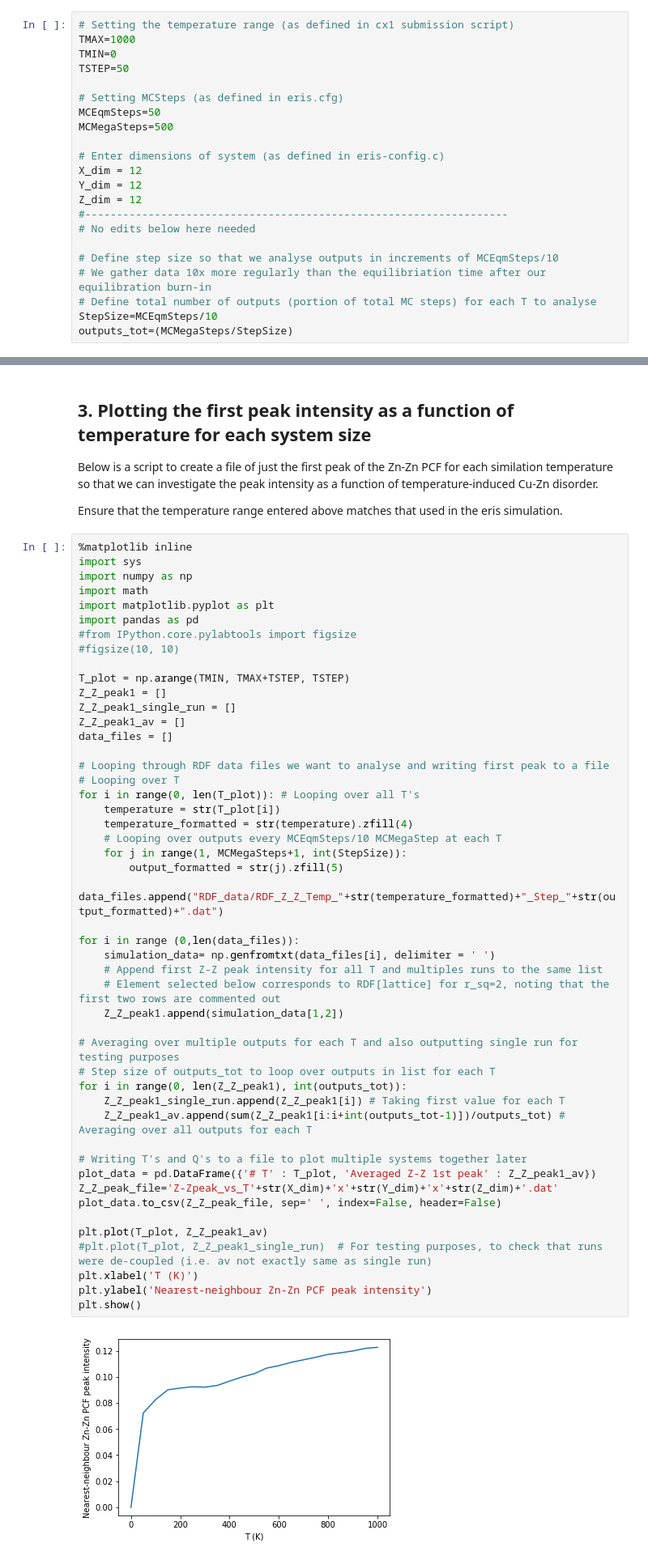
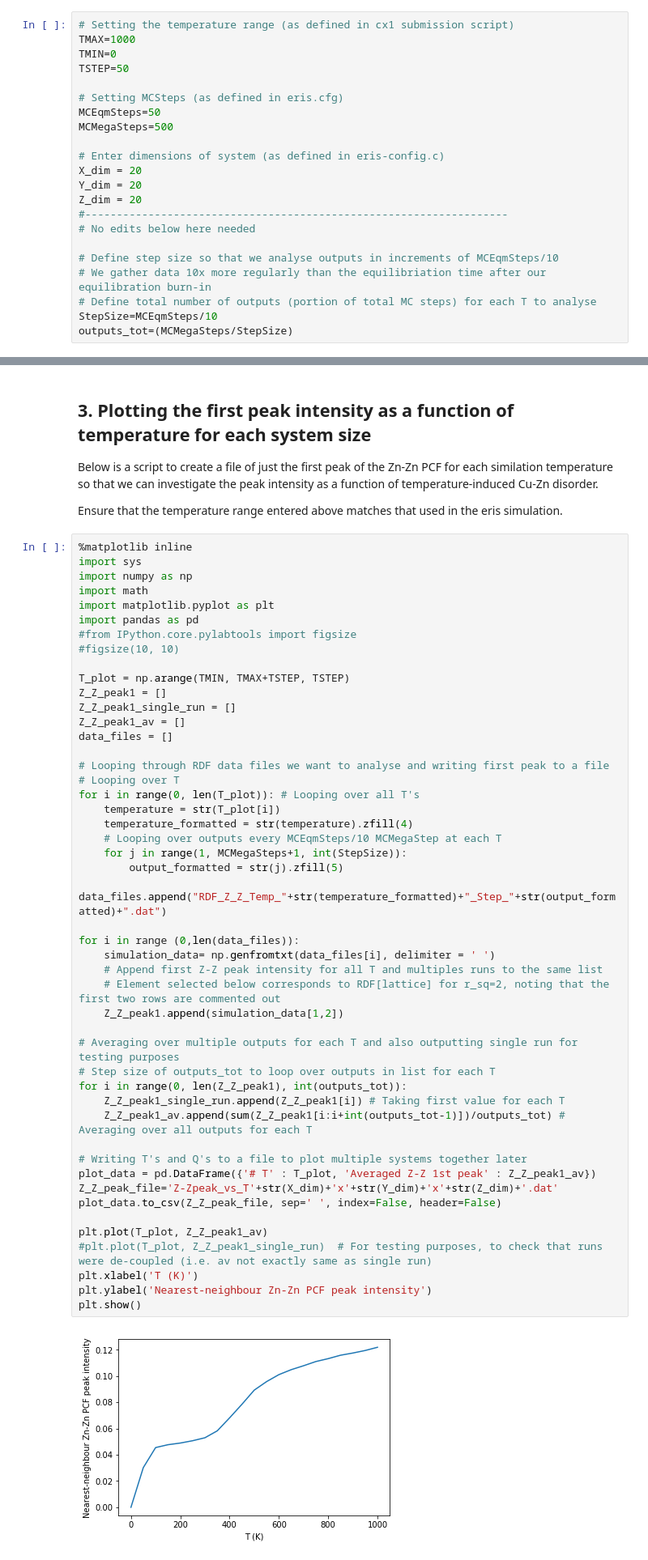
Before and after one commit to WMD-group/Eris, a Jupyter notebook: analysis-notebooks/PCF_multiple_MCS_outputs/PCF_1st_peak_multiple_MCS_outputs.ipynb, the cells around one changed output, grey strips where cells are left out. Shown: that part at 81% size. Saved outputs shown, nothing was run; the diff lists cells and outputs as text.

```diff
--- a/analysis-notebooks/PCF_multiple_MCS_outputs/PCF_1st_peak_multiple_MCS_outputs.ipynb
+++ b/analysis-notebooks/PCF_multiple_MCS_outputs/PCF_1st_peak_multiple_MCS_outputs.ipynb
@@ -63,9 +64,9 @@ MCEqmSteps=50
 MCMegaSteps=500
 
 # Enter dimensions of system (as defined in eris-config.c)
-X_dim = 12
-Y_dim = 12
-Z_dim = 12
+X_dim = 20
+Y_dim = 20
+Z_dim = 20
 #-------------------------------------------------------------------
 # No edits below here needed
 
@@ -102,35 +103,35 @@ data_files = []
 for i in range(0, len(T_plot)): # Looping over all T's
     temperature = str(T_plot[i])
     temperature_formatted = str(temperature).zfill(4)
     # Looping over outputs every MCEqmSteps/10 MCMegaStep at each T
     for j in range(1, MCMegaSteps+1, int(StepSize)):
         output_formatted = str(j).zfill(5)
-        data_files.append("RDF_data/RDF_Z_Z_Temp_"+str(temperature_formatted)+"_Step_"+str(output_formatted)+".dat")
+        data_files.append("RDF_Z_Z_Temp_"+str(temperature_formatted)+"_Step_"+str(output_formatted)+".dat")
 
 for i in range (0,len(data_files)):
     simulation_data= np.genfromtxt(data_files[i], delimiter = ' ')
     # Append first Z-Z peak intensity for all T and multiples runs to the same list
     # Element selected below corresponds to RDF[lattice] for r_sq=2, noting that the first two rows are commented out
     Z_Z_peak1.append(simulation_data[1,2])
 
 # Averaging over multiple outputs for each T and also outputting single run for testing purposes
 # Step size of outputs_tot to loop over outputs in list for each T
 for i in range(0, len(Z_Z_peak1), int(outputs_tot)):
     Z_Z_peak1_single_run.append(Z_Z_peak1[i]) # Taking first value for each T
     Z_Z_peak1_av.append(sum(Z_Z_peak1[i:i+int(outputs_tot-1)])/outputs_tot) # Averaging over all outputs for each T
 
 # Writing T's and Q's to a file to plot multiple systems together later
 plot_data = pd.DataFrame({'# T' : T_plot, 'Averaged Z-Z 1st peak' : Z_Z_peak1_av})
 Z_Z_peak_file='Z-Zpeak_vs_T'+str(X_dim)+'x'+str(Y_dim)+'x'+str(Z_dim)+'.dat'
 plot_data.to_csv(Z_Z_peak_file, sep=' ', index=False, header=False)
 
 plt.plot(T_plot, Z_Z_peak1_av)
 #plt.plot(T_plot, Z_Z_peak1_single_run)  # For testing purposes, to check that runs were de-coupled (i.e. av not exactly same as single run)
 plt.xlabel('T (K)')
 plt.ylabel('Nearest-neighbour Zn-Zn PCF peak intensity')
 plt.show()
 # %% [output]
-[figure, old version]
+[figure, new version]
 # %% [markdown]
 ### 4. Plotting for various system sizes
 Repeat step 3 for various system sizes (making sure to update the system size in step 2 each time).
```
Also changed, not shown: parts of 1 cell of this notebook, 1 other file.
